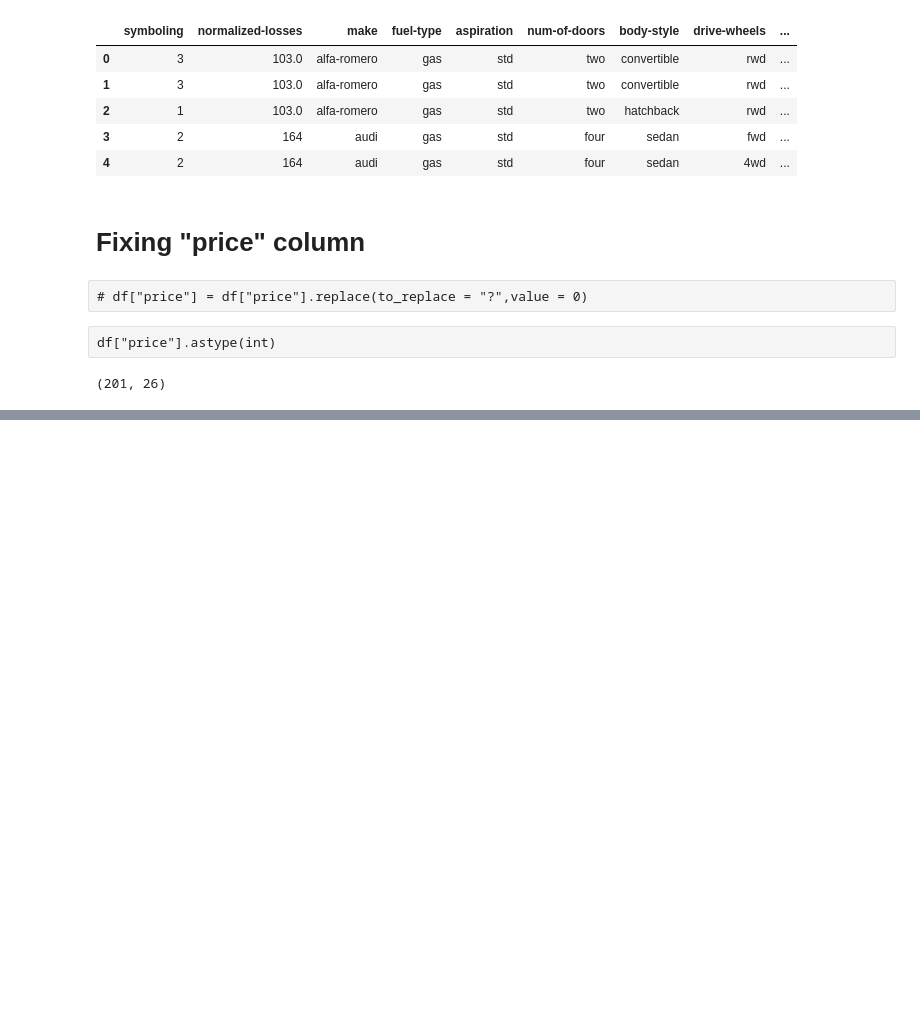
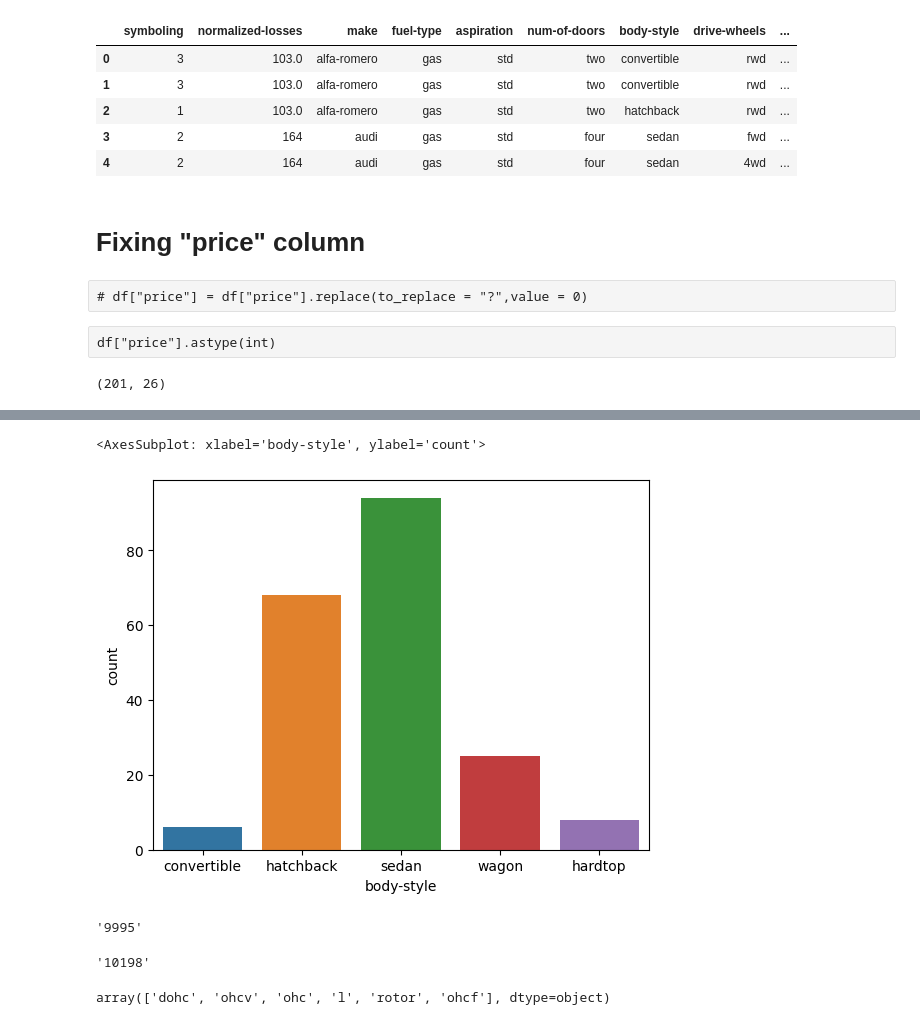
Before and after one commit to asif851/Automobile, a Jupyter notebook: Automobile.ipynb, the cells around one changed output, grey strips where cells are left out. Cells and saved outputs as stored; diff of their text form; code cells hidden in the pictures; blank space fills up the shorter version.

```diff
--- a/Automobile.ipynb
+++ b/Automobile.ipynb
@@ -151,0 +286,17 @@ df.shape
+# %%
+sns.countplot(x="body-style",data=df)
+# %% [output]
+<AxesSubplot: xlabel='body-style', ylabel='count'>
+[figure, added]
+# %%
+df["price"].max()
+# %% [output]
+'9995'
+# %%
+df["price"].min()
+# %% [output]
+'10198'
+# %%
+df["engine-type"].unique()
+# %% [output]
+array(['dohc', 'ohcv', 'ohc', 'l', 'rotor', 'ohcf'], dtype=object)
```
Also changed, not shown: parts of 58 cells of this notebook.
